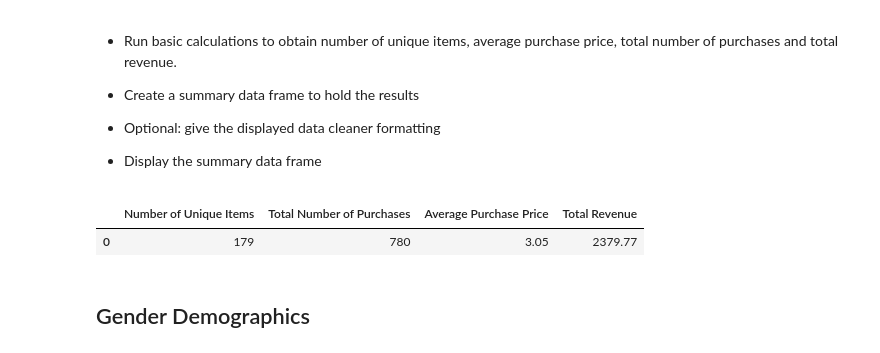
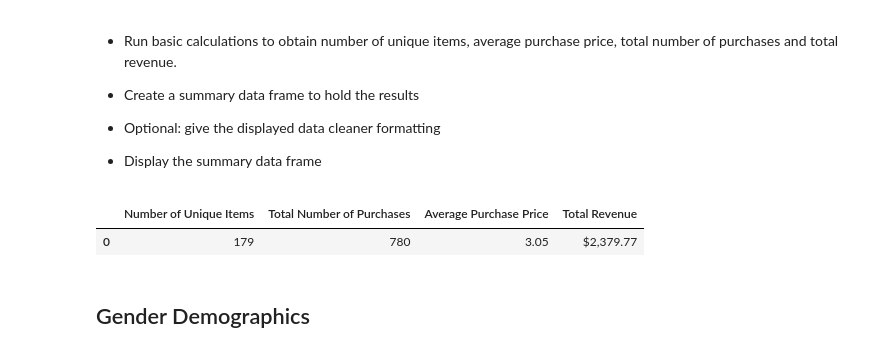
Before and after one commit to LaurenGT/HeroesOfPymoli_Analysis, a Jupyter notebook: HeroesOfPymoli/02-HerosOfPymoli_AnalysisCode.ipynb, the cells around one changed output. Drawn from its saved outputs; the diff is of its cells as text; code cells hidden in the pictures.

```diff
--- a/HeroesOfPymoli/02-HerosOfPymoli_AnalysisCode.ipynb
+++ b/HeroesOfPymoli/02-HerosOfPymoli_AnalysisCode.ipynb
@@ -82,17 +82,18 @@ total_players_df
 # %%
 unique_items_count = len(purchase_data["Item ID"].unique())
 total_purchases = len(purchase_data["Item ID"])
 ave_purchase_price = purchase_data["Price"].mean()
 total_revenue = purchase_data["Price"].sum()
 
 purchasing_analysis_df = pd.DataFrame({"Number of Unique Items":[unique_items_count],
                                     "Total Number of Purchases":[total_purchases],
                                    "Average Purchase Price":[ave_purchase_price],
                                    "Total Revenue":[total_revenue]}).round(decimals=2)
+purchasing_analysis_df["Total Revenue"] = purchasing_analysis_df["Total Revenue"].astype(float).map("${:,.2f}".format)
 purchasing_analysis_df
 # %% [output]
 |  | Number of Unique Items | Total Number of Purchases | Average Purchase Price | Total Revenue |
-| 0 | 179 | 780 | 3.05 | 2379.77 |
+| 0 | 179 | 780 | 3.05 | $2,379.77 |
 # %% [markdown]
 ## Gender Demographics
 # %% [markdown]
```
Also changed, not shown: parts of 7 cells of this notebook.
